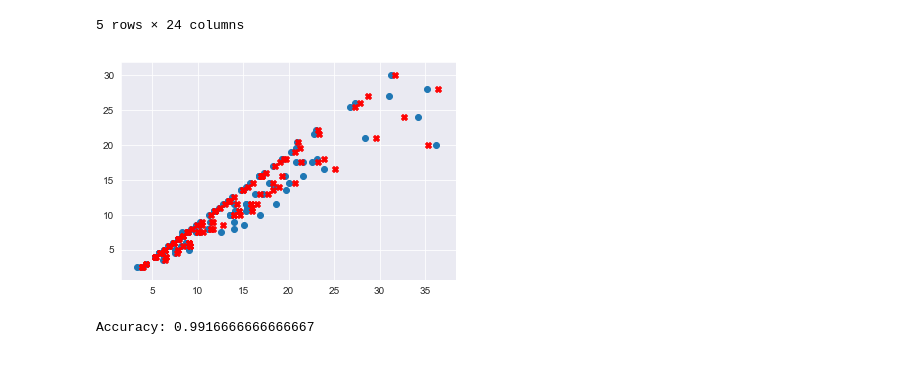
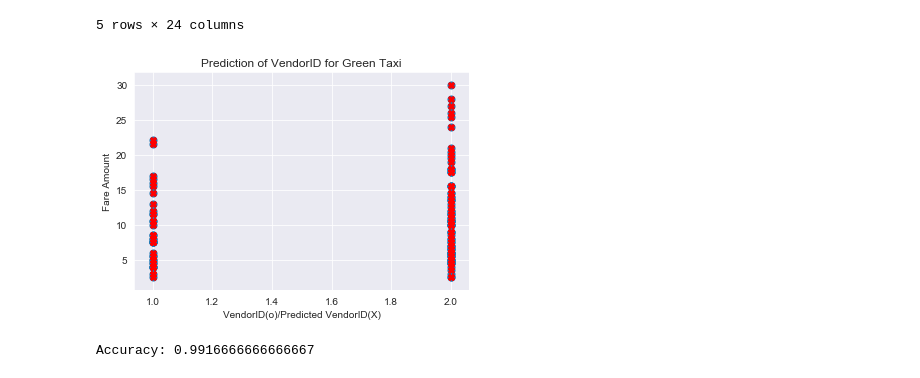
Before and after one commit to MSBX5420/Team-La-Plata-Peak, a Jupyter notebook: Creating S3 Bucket and Copying Data/Creating S3 Bucket and Copying Data-Machine_LearningPart1.ipynb, the cells around one changed output. Drawn from its saved outputs; the diff is of its cells as text; code cells hidden in the pictures.

```diff
--- a/Creating S3 Bucket and Copying Data/Creating S3 Bucket and Copying Data-Machine_LearningPart1.ipynb
+++ b/Creating S3 Bucket and Copying Data/Creating S3 Bucket and Copying Data-Machine_LearningPart1.ipynb
@@ -470,11 +476,14 @@ y1=green['VendorIDBoolean']
 clf = DecisionTreeClassifier()
 clf = clf.fit(X1,y1)
 # %%
-plt.scatter(green[""],green["fare_amount"])
-plt.scatter(green["predicted Total Amount"],green["fare_amount"],marker="X",color="red")
+plt.scatter(green["VendorIDBoolean"],green["fare_amount"],s=50)
+plt.scatter(green["PredictedVendorIDBoolean"],green["fare_amount"],color="red",marker='X')
+plt.xlabel("VendorID(o)/Predicted VendorID(X)")
+plt.ylabel("Fare Amount")
+plt.title("Prediction of VendorID for Green Taxi")
 plt.show()
 # %% [output]
-[figure, old version]
+[figure, new version]
 # %%
 from sklearn import metrics
 green['PredictedVendorIDBoolean'] = clf.predict(X1)
```
Also changed, not shown: parts of 5 cells of this notebook.
